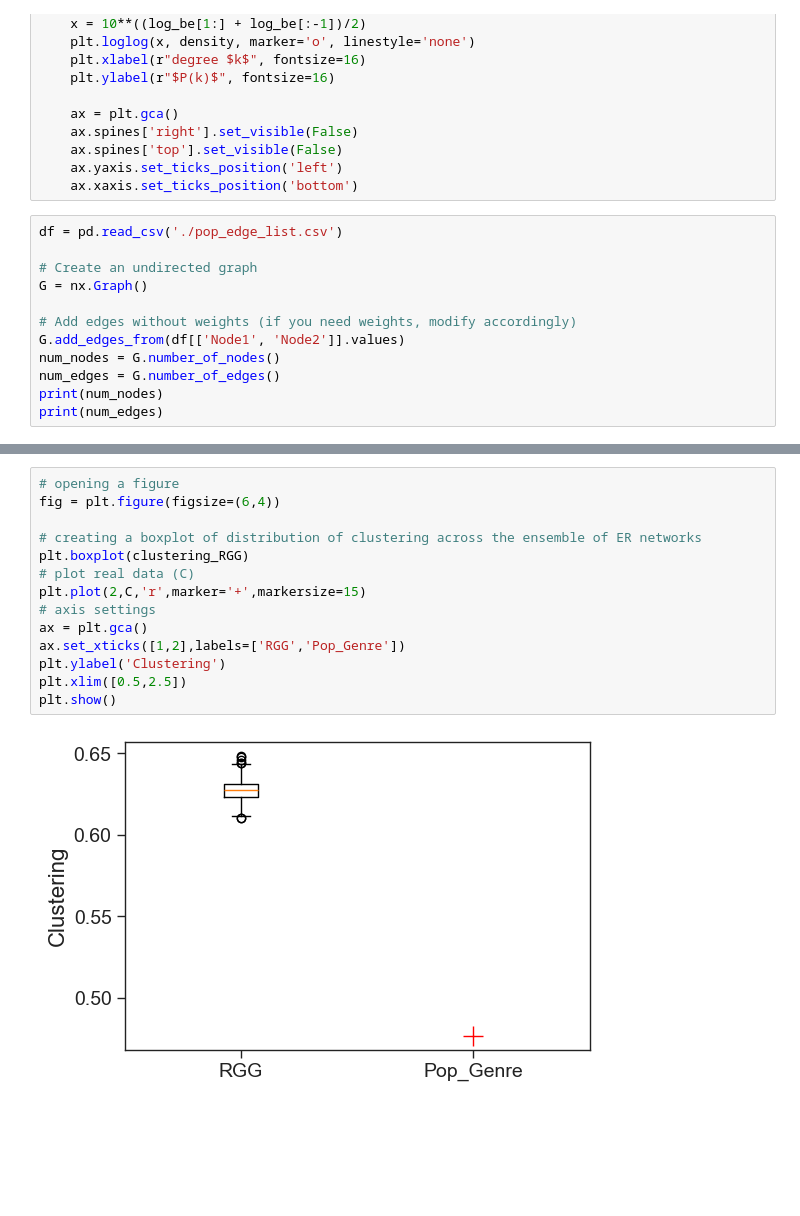
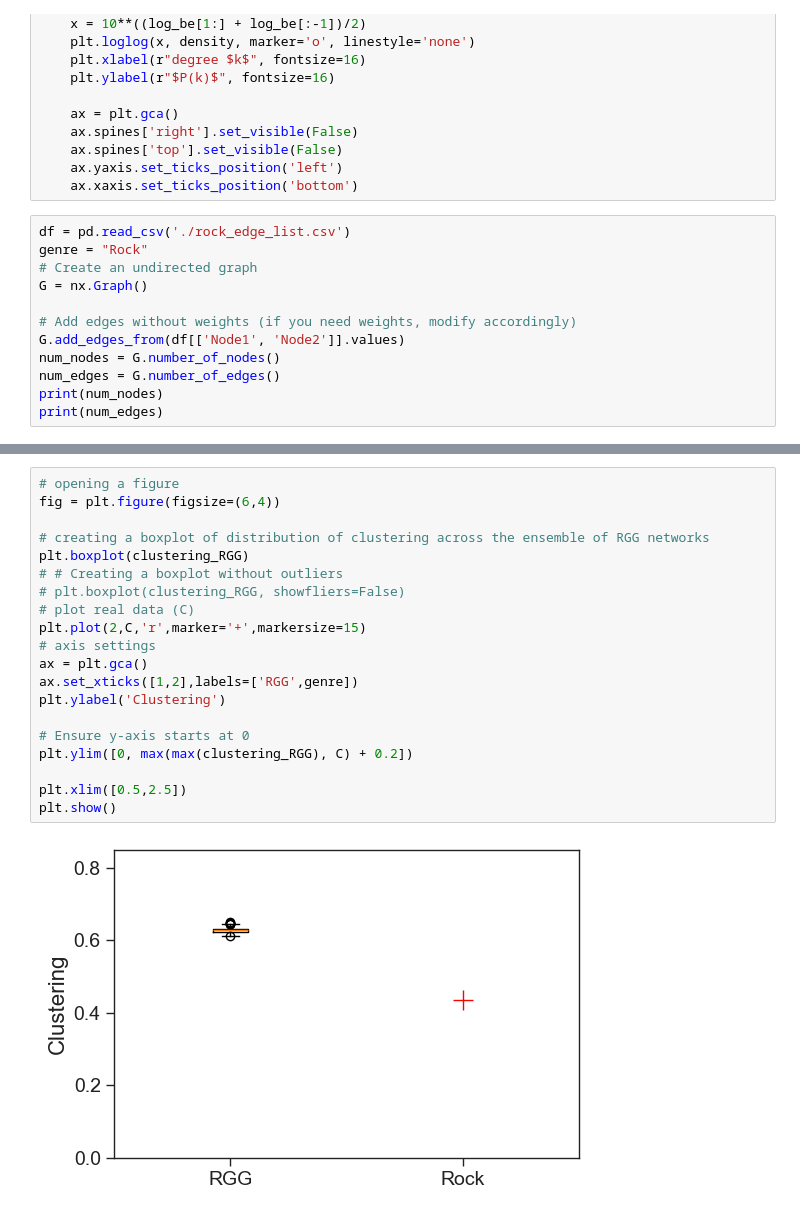
Before and after one commit to Ekkiddle/572NetworkProject, a Jupyter notebook: RGG-null-model/RGG_null_model.ipynb, the cells around one changed output, grey strips where cells are left out. Drawn from its saved outputs; the diff is of its cells as text; blank space fills up the shorter version.

```diff
--- a/RGG-null-model/RGG_null_model.ipynb
+++ b/RGG-null-model/RGG_null_model.ipynb
@@ -49,8 +49,8 @@ def plot_degree_dist(G):
     ax.yaxis.set_ticks_position('left')
     ax.xaxis.set_ticks_position('bottom')
 # %%
-df = pd.read_csv('./pop_edge_list.csv')
-
+df = pd.read_csv('./rock_edge_list.csv')
+genre = "Rock"
 # Create an undirected graph
 G = nx.Graph()
 
@@ -137,16 +137,22 @@ Shortest path length standard deviation:  0.09158009946480447
 # %%
 # opening a figure
 fig = plt.figure(figsize=(6,4))
 
-# creating a boxplot of distribution of clustering across the ensemble of ER networks
+# creating a boxplot of distribution of clustering across the ensemble of RGG networks
 plt.boxplot(clustering_RGG)
+# # Creating a boxplot without outliers
+# plt.boxplot(clustering_RGG, showfliers=False)
 # plot real data (C)
 plt.plot(2,C,'r',marker='+',markersize=15)
 # axis settings
 ax = plt.gca()
-ax.set_xticks([1,2],labels=['RGG','Pop_Genre'])
+ax.set_xticks([1,2],labels=['RGG',genre])
 plt.ylabel('Clustering')
+
+# Ensure y-axis starts at 0
+plt.ylim([0, max(max(clustering_RGG), C) + 0.2])
+
 plt.xlim([0.5,2.5])
 plt.show()
 # %% [output]
-[figure, old version]
+[figure, new version]
```
Also changed, not shown: parts of 8 cells of this notebook, 1 other file.
